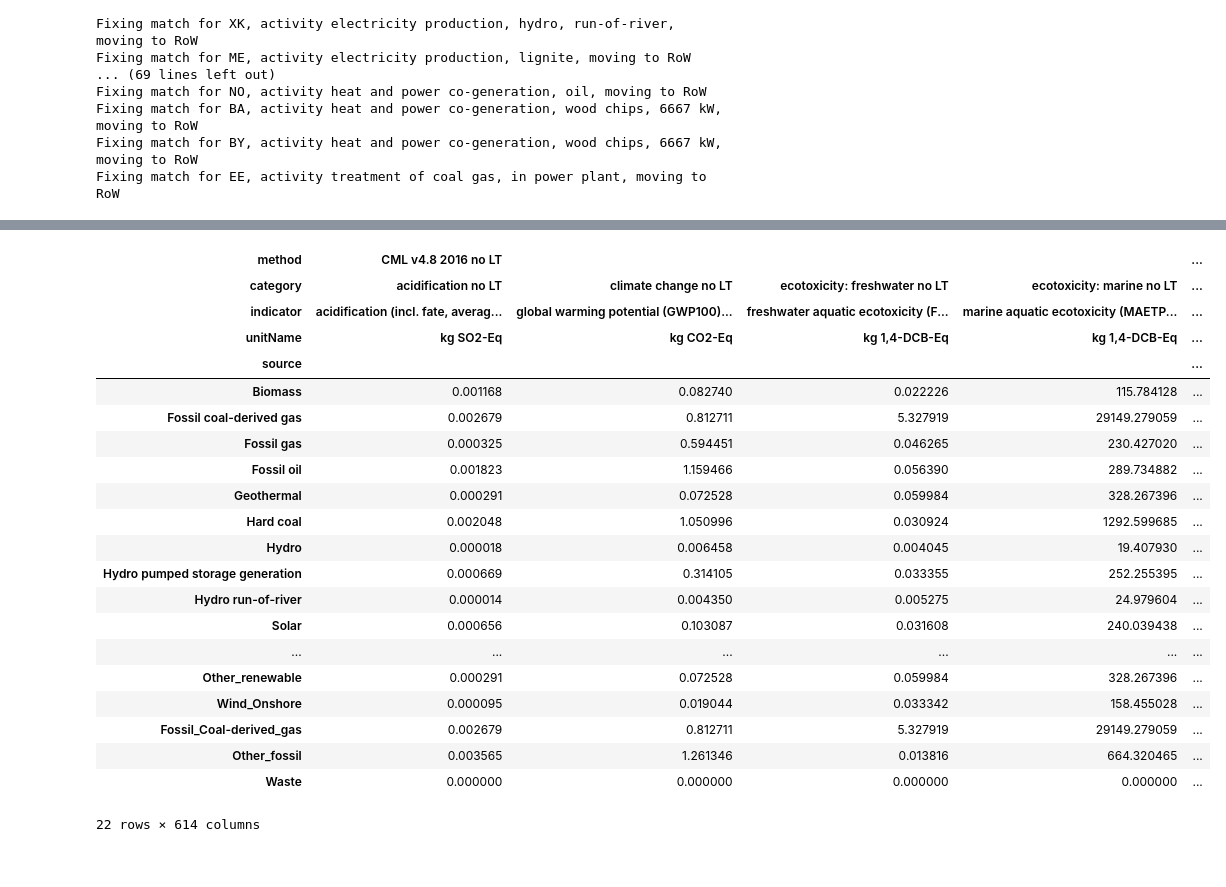
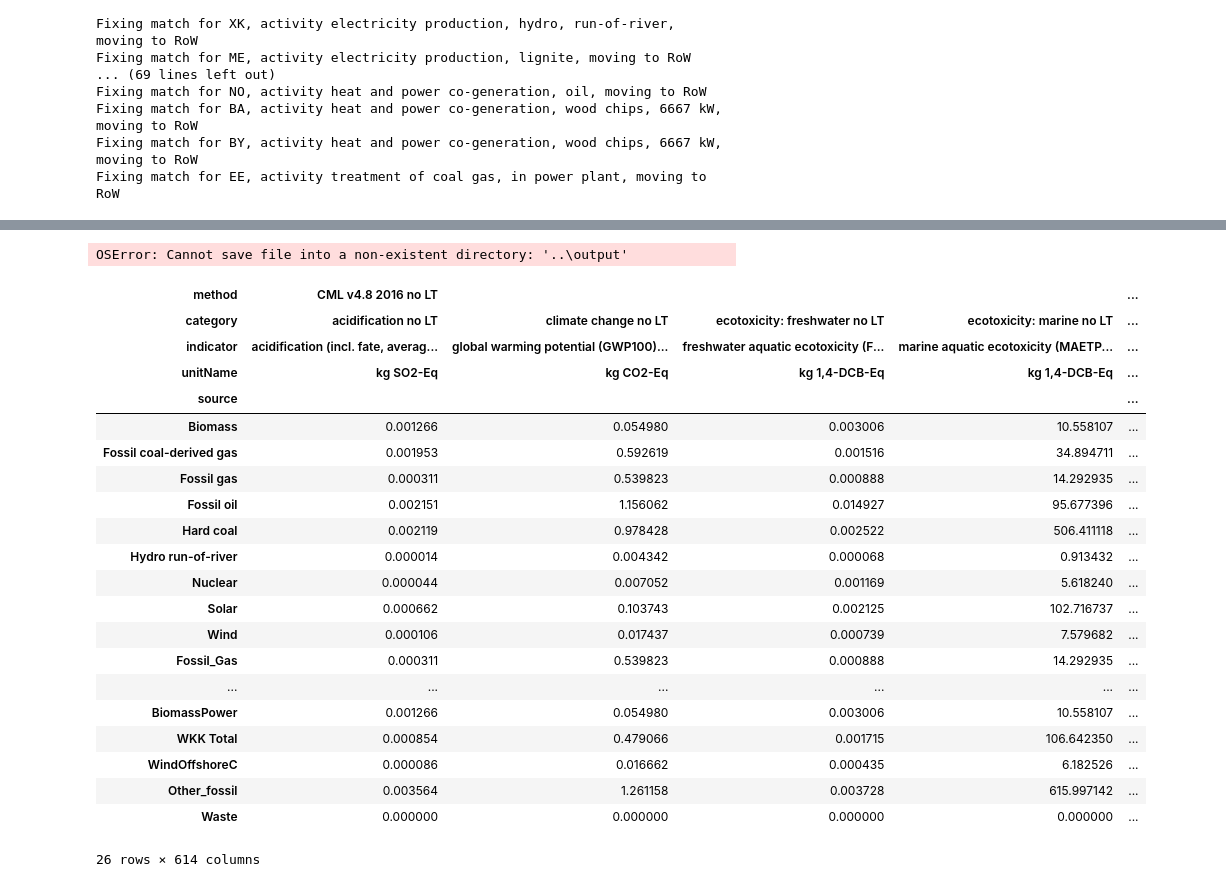
Before and after one commit to LIST-LUXEMBOURG/shrecc, a Jupyter notebook: notebooks/lcia_factors.ipynb, the cells around one changed output, grey strips where cells are left out. Saved outputs shown, nothing was run; the diff lists cells and outputs as text; code cells hidden in the pictures.

Commit message:
new el_map_all_norm to accept ned.nl types

```diff
--- a/notebooks/lcia_factors.ipynb
+++ b/notebooks/lcia_factors.ipynb
@@ -477,14 +522,23 @@ UA {('electricity production, hydro, pumped storage', 'electricity, high voltage
 # %%
-mismatch_source_mix = mix_low_col[~(mix_low_col.index.get_level_values(0) == mix_low_col.index.get_level_values(4))]
+mismatch_source_mix = mix_low_col[
+    ~(mix_low_col.index.get_level_values(0) == mix_low_col.index.get_level_values(4))
+]
 # %%
 # There are mismatches between source and mix, because of the "RoW" values
 mismatch_source_mix.index.get_level_values(0).unique()
 # %% [output]
 Index(['RoW'], dtype='object', name='geography_source')
 # %%
-map_country_techs = pd.DataFrame(block_diag(*[el_map.values for _ in range(n_countries)]),
-                                 index=pd.MultiIndex.from_product([countries_intersection, el_map.index], names=['geography_source','activityName']),
-                                 columns=pd.MultiIndex.from_product([countries_intersection, el_map.columns], names=['geography_mix','source']))
+map_country_techs = pd.DataFrame(
+    block_diag(*[el_map.values for _ in range(n_countries)]),
+    index=pd.MultiIndex.from_product(
+        [countries_intersection, el_map.index],
+        names=["geography_source", "activityName"],
+    ),
+    columns=pd.MultiIndex.from_product(
+        [countries_intersection, el_map.columns], names=["geography_mix", "source"]
+    ),
+)
 # %%
 for row in mismatch_source_mix.items():
 
@@ -536,11 +625,20 @@ Name: Hydro_Pumped_Storage, dtype: float64
 # %%
 # el_map_all_norm = pd.concat([el_map_all_norm], keys=['electricity, high voltage'], names=['product']).reorder_levels([2,1,0])
 # %%
-D_filtered = D_df.rename_axis(index={'geography':'geography_source'}).droplevel([0,5]).swaplevel(0,1).reindex(el_map_all_norm.index)
+D_filtered = (
+    D_df.rename_axis(index={"geography": "geography_source"})
+    .droplevel([0, 5])
+    .swaplevel(0, 1)
+    .reindex(el_map_all_norm.index)
+)
 # %%
 ENTSOE_CFs = el_map_all_norm.T.dot(D_filtered)
 # %%
-ENTSOE_CFs_GB = ENTSOE_CFs.xs('GB', level='geography_mix', drop_level=False) #.rename(columns={'B':'C'}, level=0)
-ENTSOE_CFs_UK = ENTSOE_CFs.rename({'GB':'UK'}, level='geography_mix').xs('UK', level='geography_mix', drop_level=False)
+ENTSOE_CFs_GB = ENTSOE_CFs.xs(
+    "GB", level="geography_mix", drop_level=False
+)  # .rename(columns={'B':'C'}, level=0)
+ENTSOE_CFs_UK = ENTSOE_CFs.rename({"GB": "UK"}, level="geography_mix").xs(
+    "UK", level="geography_mix", drop_level=False
+)
 ENTSOE_CFs = pd.concat([ENTSOE_CFs, ENTSOE_CFs_UK])
 # %%
@@ -603,30 +710,32 @@ KeyError: 'Other renewables'
 # %%
-ENTSOE_CFs_valid.to_excel(root / 'output' / 'ENTSOE_CFs.xlsx')
+ENTSOE_CFs_valid.to_excel(root / ".." / "output" / "ENTSOE_CFs.xlsx")
+# %% [output]
+OSError: Cannot save file into a non-existent directory: '..\output'
 # %%
-ENTSOE_CFs_valid.loc['AT']
+ENTSOE_CFs_valid.loc["NL"]
 # %% [output]
 | method | CML v4.8 2016 no LT |  |  |  | ... |
 | category | acidification no LT | climate change no LT | ecotoxicity: freshwater no LT | ecotoxicity: marine no LT | ... |
 | indicator | acidification (incl. fate, averag... | global warming potential (GWP100)... | freshwater aquatic ecotoxicity (F... | marine aquatic ecotoxicity (MAETP... | ... |
 | unitName | kg SO2-Eq | kg CO2-Eq | kg 1,4-DCB-Eq | kg 1,4-DCB-Eq | ... |
 | source |  |  |  |  | ... |
-| Biomass | 0.001168 | 0.082740 | 0.022226 | 115.784128 | ... |
-| Fossil coal-derived gas | 0.002679 | 0.812711 | 5.327919 | 29149.279059 | ... |
-| Fossil gas | 0.000325 | 0.594451 | 0.046265 | 230.427020 | ... |
-| Fossil oil | 0.001823 | 1.159466 | 0.056390 | 289.734882 | ... |
-| Geothermal | 0.000291 | 0.072528 | 0.059984 | 328.267396 | ... |
-| Hard coal | 0.002048 | 1.050996 | 0.030924 | 1292.599685 | ... |
-| Hydro | 0.000018 | 0.006458 | 0.004045 | 19.407930 | ... |
-| Hydro pumped storage generation | 0.000669 | 0.314105 | 0.033355 | 252.255395 | ... |
-| Hydro run-of-river | 0.000014 | 0.004350 | 0.005275 | 24.979604 | ... |
-| Solar | 0.000656 | 0.103087 | 0.031608 | 240.039438 | ... |
+| Biomass | 0.001266 | 0.054980 | 0.003006 | 10.558107 | ... |
+| Fossil coal-derived gas | 0.001953 | 0.592619 | 0.001516 | 34.894711 | ... |
+| Fossil gas | 0.000311 | 0.539823 | 0.000888 | 14.292935 | ... |
+| Fossil oil | 0.002151 | 1.156062 | 0.014927 | 95.677396 | ... |
+| Hard coal | 0.002119 | 0.978428 | 0.002522 | 506.411118 | ... |
+| Hydro run-of-river | 0.000014 | 0.004342 | 0.000068 | 0.913432 | ... |
+| Nuclear | 0.000044 | 0.007052 | 0.001169 | 5.618240 | ... |
+| Solar | 0.000662 | 0.103743 | 0.002125 | 102.716737 | ... |
+| Wind | 0.000106 | 0.017437 | 0.000739 | 7.579682 | ... |
+| Fossil_Gas | 0.000311 | 0.539823 | 0.000888 | 14.292935 | ... |
 | ... | ... | ... | ... | ... | ... |
-| Other_renewable | 0.000291 | 0.072528 | 0.059984 | 328.267396 | ... |
-| Wind_Onshore | 0.000095 | 0.019044 | 0.033342 | 158.455028 | ... |
-| Fossil_Coal-derived_gas | 0.002679 | 0.812711 | 5.327919 | 29149.279059 | ... |
-| Other_fossil | 0.003565 | 1.261346 | 0.013816 | 664.320465 | ... |
+| BiomassPower | 0.001266 | 0.054980 | 0.003006 | 10.558107 | ... |
+| WKK Total | 0.000854 | 0.479066 | 0.001715 | 106.642350 | ... |
+| WindOffshoreC | 0.000086 | 0.016662 | 0.000435 | 6.182526 | ... |
+| Other_fossil | 0.003564 | 1.261158 | 0.003728 | 615.997142 | ... |
 | Waste | 0.000000 | 0.000000 | 0.000000 | 0.000000 | ... |
-22 rows × 614 columns
+26 rows × 614 columns
 # %%
 # ENTSOE_CFs_for_ecodynelec = ENTSOE_CFs_valid.loc[(slice(None), to_keep),:].sort_index()
 # ENTSOE_CFs_for_ecodynelec.index = ENTSOE_CFs_for_ecodynelec.index.swaplevel().to_frame().agg('_'.join, axis=1)
```
Also changed, not shown: parts of 19 cells of this notebook, 1 other file.
